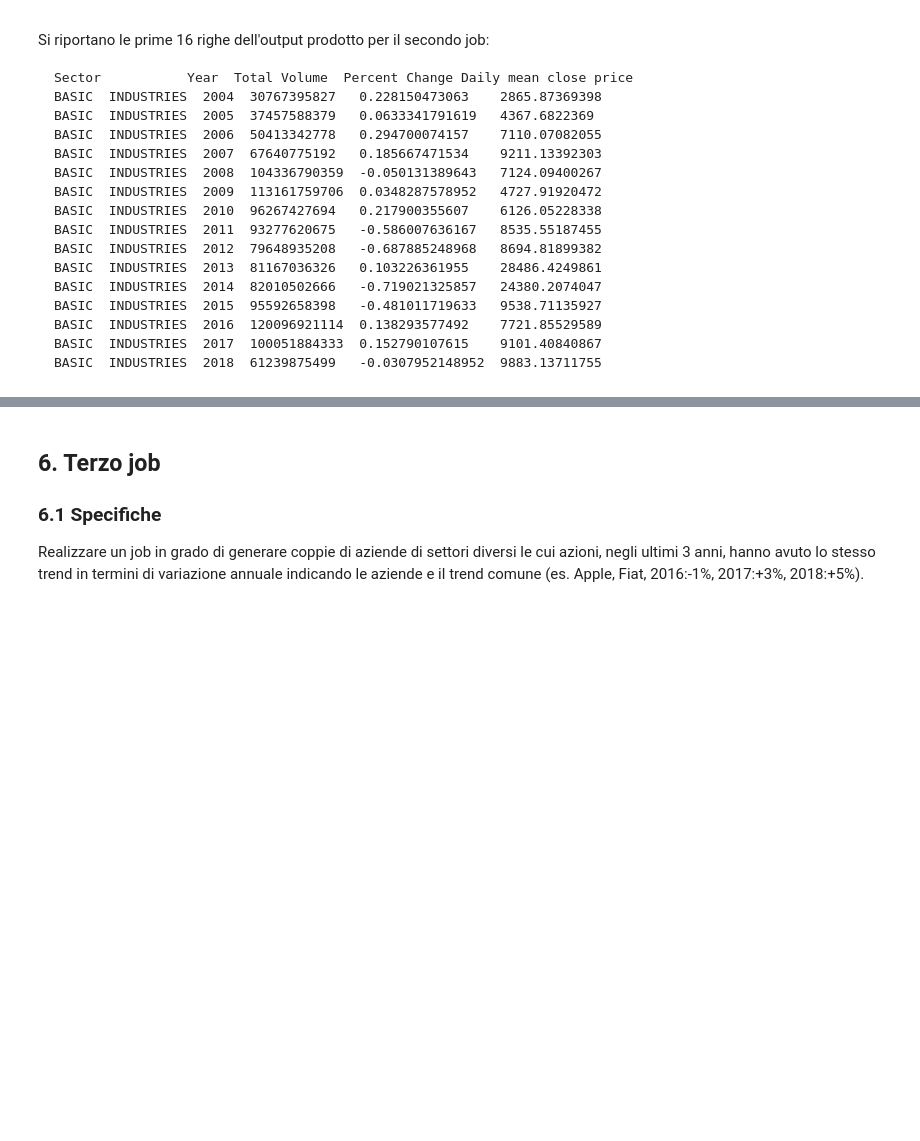
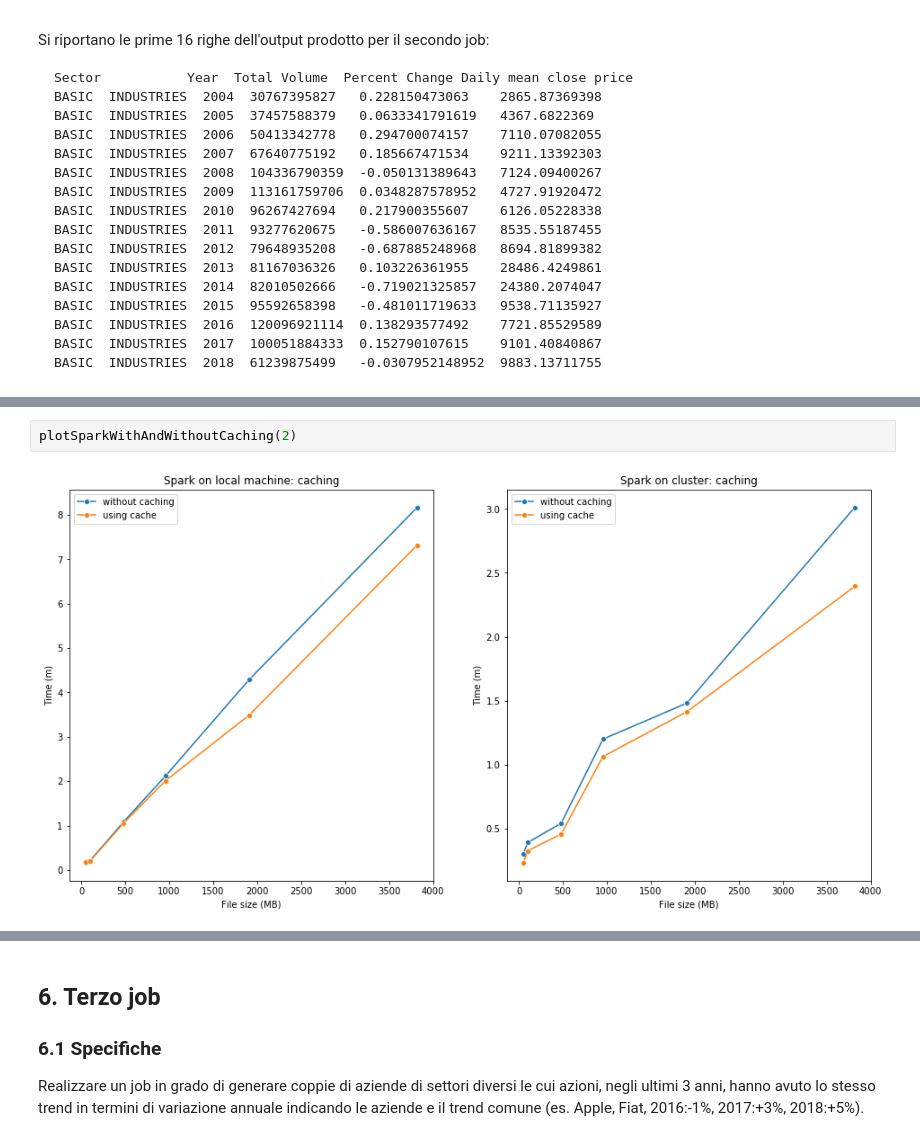
Before and after one commit to bug-data/Big_Data_First_Project, a Jupyter notebook: Relazione_Finale.ipynb, the cells around one changed output, grey strips where cells are left out. Cells and saved outputs as stored; diff of their text form; blank space fills up the shorter version.

```diff
--- a/Relazione_Finale.ipynb
+++ b/Relazione_Finale.ipynb
@@ -912,0 +962,4 @@ BASIC  INDUSTRIES  2018  61239875499   -0.0307952148952  9883.13711755
+# %%
+plotSparkWithAndWithoutCaching(2)
+# %% [output]
+[figure, added]
```
Also changed, not shown: parts of 25 cells of this notebook.
